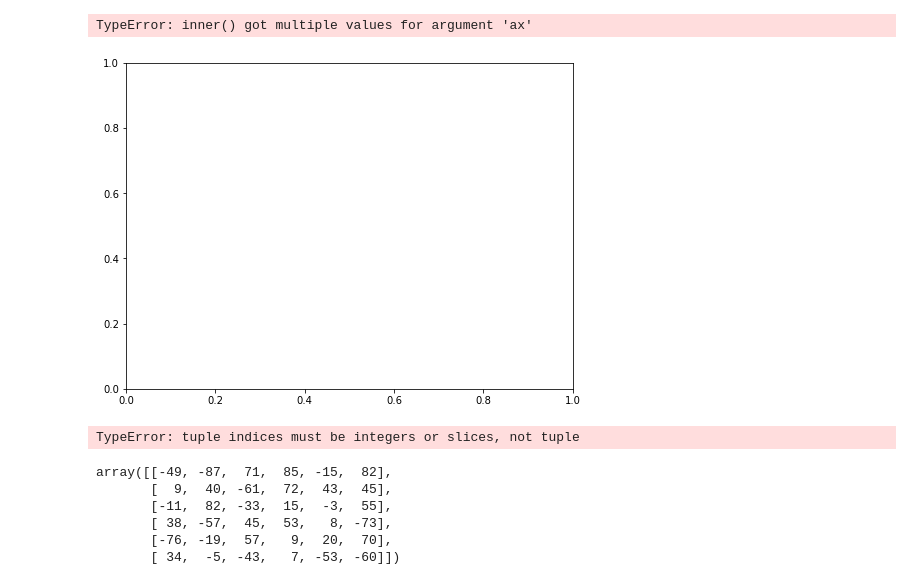
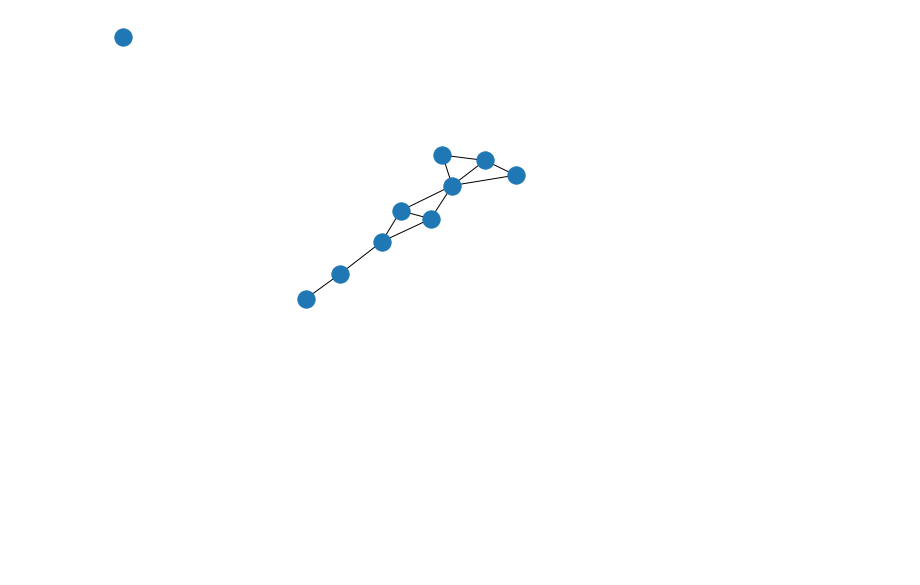
Before and after one commit to Balint831/Ising-spins-on-networks, a Jupyter notebook: main.ipynb, the cells around one changed output. Drawn from its saved outputs; the diff is of its cells as text; code cells hidden in the pictures; blank space fills up the shorter version.

```diff
--- a/main.ipynb
+++ b/main.ipynb
@@ -135,12 +0,0 @@ qqqq
-# %%
-fig, ax = plt.subplots(figsize=[8,6])
-dE = calcEnergy()
-makeStep(dE)
-plt.imshow(spins, cmap="gray")
-# %% [output]
-TypeError: inner() got multiple values for argument 'ax'
-# %%
-fig, ax = plt.subplots(figsize=[8,6])
-ani = animation.FuncAnimation(fig, anim_2dIsing, frames=10)
-# %% [output]
-[figure, removed]
@@ -165,16 +1,19 @@ kernel_y = np.array([yAbove, yAbove, yAbove,
-# %%
-spins[x + kernel_x , y+kernel_y]
-# %% [output]
-TypeError: tuple indices must be integers or slices, not tuple
-# %%
-q = np.random.randint(-90,90, size=[6,6])
-q
-# %% [output]
-array([[-49, -87,  71,  85, -15,  82],
-       [  9,  40, -61,  72,  43,  45],
-       [-11,  82, -33,  15,  -3,  55],
-       [ 38, -57,  45,  53,   8, -73],
-       [-76, -19,  57,   9,  20,  70],
-       [ 34,  -5, -43,   7, -53, -60]])
+# %%
+import numpy as np
+import networkx as nx
+import matplotlib.pyplot as plt
+from matplotlib import animation
+import random
+from time import time
+import math
+
+betaJ = 0.8
+colorDict = {-1: "red", 1: "blue"}
+N = 10000
+
+G = nx.fast_gnp_random_graph(10, 0.2)
+nx.draw(G)
+# %% [output]
+[figure, added]
 # %%
 # %% [output]
```
Also changed, not shown: parts of 21 cells of this notebook, 11 other files.
